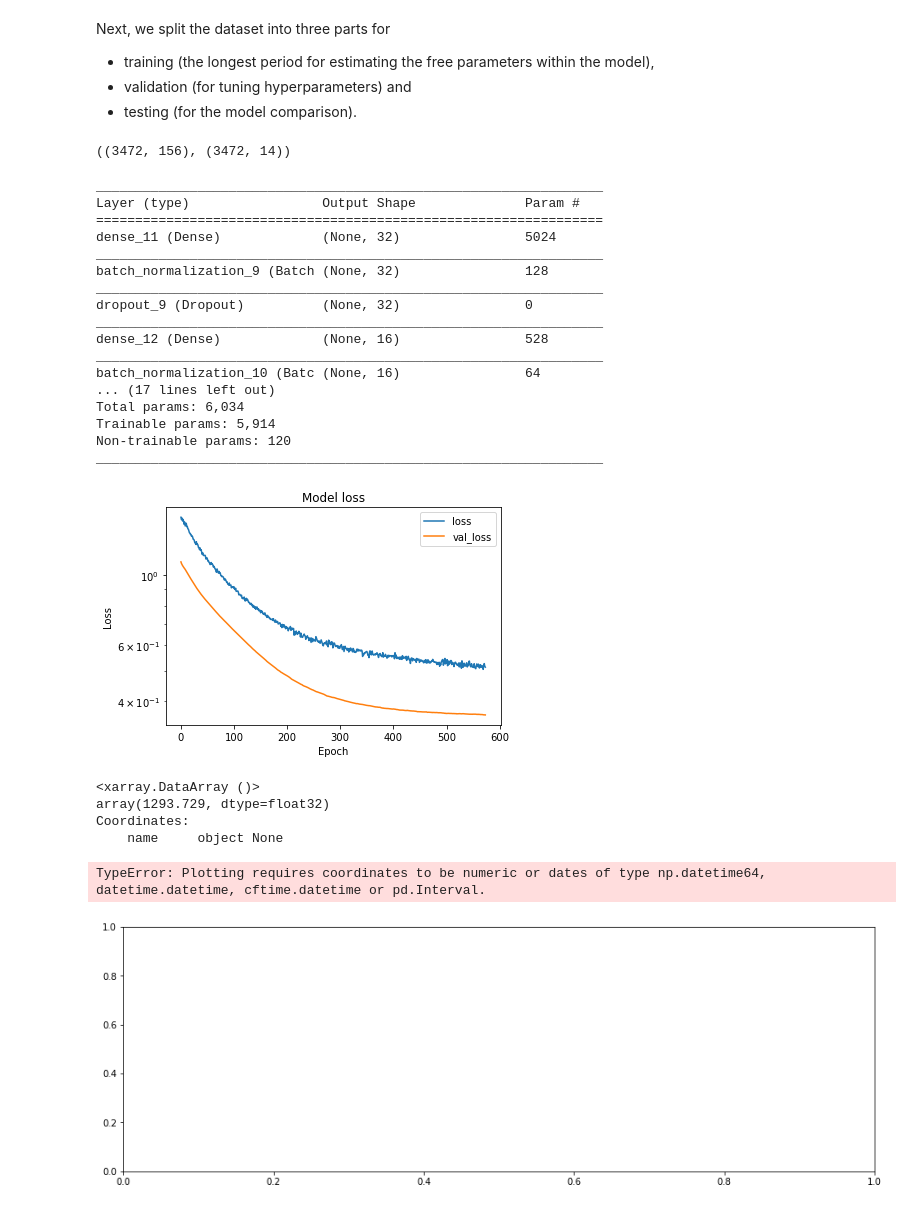
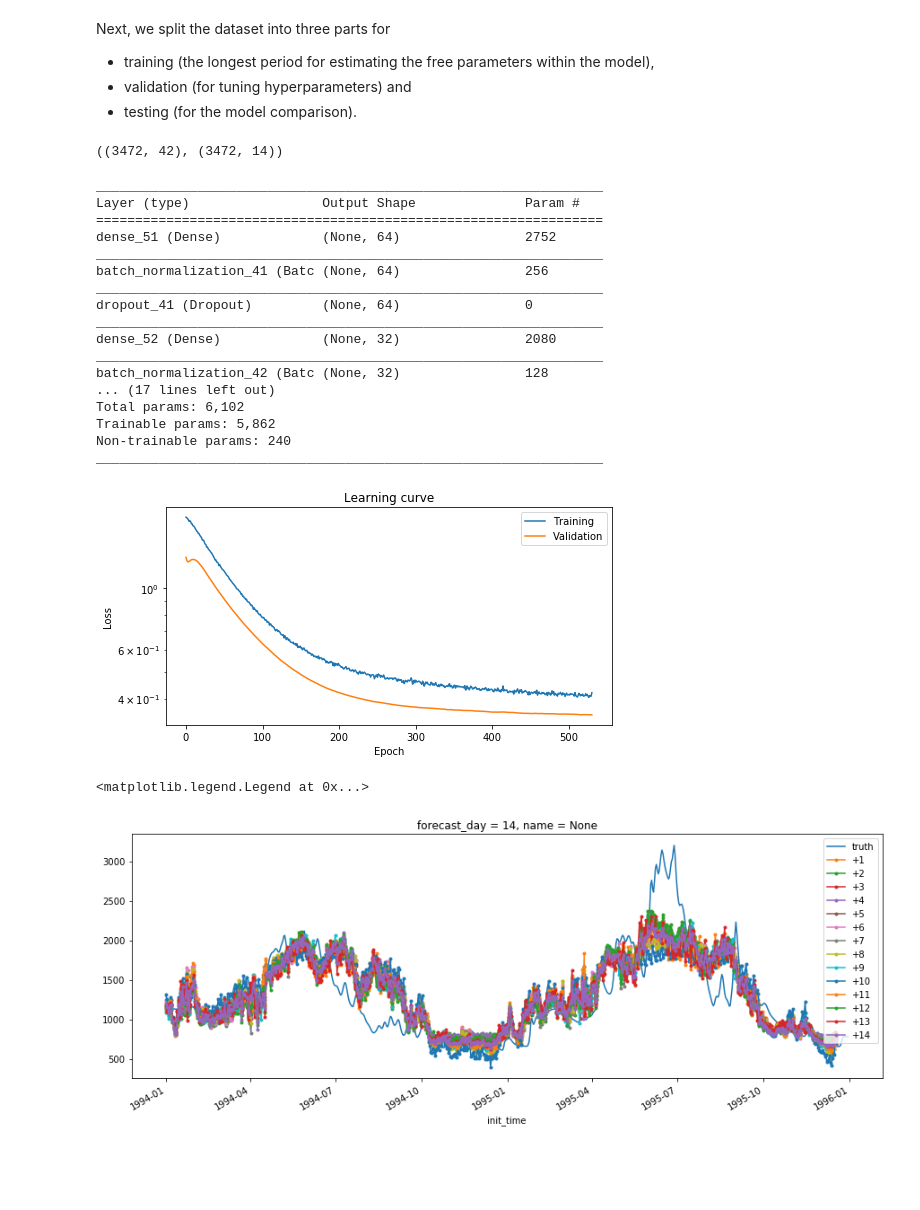
Before and after one commit to ECMWFCode4Earth/ml_flood, a Jupyter notebook: notebooks/3_model_tests/time-delay-neural-net.ipynb, the cells around one changed output. Drawn from its saved outputs; the diff is of its cells as text; code cells hidden in the pictures; blank space fills up the shorter version.

```diff
--- a/notebooks/3_model_tests/time-delay-neural-net.ipynb
+++ b/notebooks/3_model_tests/time-delay-neural-net.ipynb
@@ -222,5 +228,5 @@ for v in Xagg:
 # %%
-if False:  # alternative: aggregating over space by taking the mean
+if True:  # alternative: aggregating over space by taking the mean
     Xagg = X.mean(['latitude', 'longitude'])
 Xagg
 # %% [output]
@@ -353,7 +339,7 @@ X_test, y_test = Xda.loc[period_test], yda.loc[period_test]
 # %%
 X_train.shape, y_train.shape
 # %% [output]
-((3472, 156), (3472, 14))
+((3472, 42), (3472, 14))
 # %%
 from sklearn_xarray import wrap
 from sklearn.pipeline import Pipeline
@@ -394,10 +380,10 @@ def add_time_to_sequence_output(array, time, name=None):
     xr.DataArray
     """
     init_time = pd.to_datetime(time.values)-dt.timedelta(hours=1)
-    fxh = range(1, array.shape[1]+1)
-    return xr.DataArray(array, dims=('init_time', 'fxh'),
+    forecast_day = range(1, array.shape[1]+1)
+    return xr.DataArray(array, dims=('init_time', 'forecast_day'),
                         coords=dict(init_time=('init_time', init_time),
-                                    fxh=('fxh', fxh),
+                                    forecast_day=('forecast_day', forecast_day),
                                     name=name))
 
 
@@ -457,8 +443,8 @@ class DenseNN(object):
                               callbacks=self.callbacks,
                               verbose=0, **kwargs)
 # %%
-m = DenseNN(hidden_nodes=(32,16,8,4,),
-            dropout=0.25,
+m = DenseNN(hidden_nodes=(64,32,16,8,),  #  (32,16,8,4,),  #
+            dropout=0.1,
             output_dim=14,
             epochs=1000,
             batch_size=180,
@@ -471,41 +457,31 @@ m.model.summary()
 _________________________________________________________________
 Layer (type)                 Output Shape              Param #
 =================================================================
-dense_11 (Dense)             (None, 32)                5024
+dense_51 (Dense)             (None, 64)                2752
 _________________________________________________________________
-batch_normalization_9 (Batch (None, 32)                128
+batch_normalization_41 (Batc (None, 64)                256
 _________________________________________________________________
-dropout_9 (Dropout)          (None, 32)                0
+dropout_41 (Dropout)         (None, 64)                0
 _________________________________________________________________
-dense_12 (Dense)             (None, 16)                528
+dense_52 (Dense)             (None, 32)                2080
 _________________________________________________________________
-batch_normalization_10 (Batc (None, 16)                64
+batch_normalization_42 (Batc (None, 32)                128
 ... (17 lines left out)
-Total params: 6,034
-Trainable params: 5,914
-Non-trainable params: 120
+Total params: 6,102
+Trainable params: 5,862
+Non-trainable params: 240
 _________________________________________________________________
 # %%
 h = hist.model.history
 
 # Plot training & validation loss value
-fig, ax = plt.subplots()
+fig, ax = plt.subplots(figsize=(8,4))
 ax.plot(h.history['loss'], label='loss')
 ax.plot(h.history['val_loss'], label='val_loss')
-plt.title('Model loss')
+plt.title('Learning curve')
 ax.set_ylabel('Loss')
 ax.set_xlabel('Epoch')
-plt.legend() #['Train', 'Test'], loc='upper left')
+plt.legend(['Training', 'Validation'])
 ax.set_yscale('log')
-#fig.savefig(f_hist); plt.close('all')
 # %% [output]
-[figure, old version]
+[figure, new version]
-# %%
-out = m.predict(X_test)
-out.to_netcdf('../../models/time-delay-NN.nc')
-print(out.mean())
-# %% [output]
-<xarray.DataArray ()>
-array(1293.729, dtype=float32)
-Coordinates:
-    name     object None
@@ -512,9 +509,10 @@ Coordinates:
 # %%
-timeslice = slice('1984', '1985')
 fix, ax = plt.subplots(figsize=(15,5))
-y_valid.plot(label='y')
-out.plot(label='y_predict')
+
+true_dis.sel(period_test).plot(label='truth')
+for d in out.forecast_day:
+    out.sel(forecast_day=d).plot(marker='.', label='+'+str(int(d)))
 ax.legend()
 # %% [output]
-TypeError: Plotting requires coordinates to be numeric or dates of type np.datetime64, datetime.datetime, cftime.datetime or pd.Interval.
+<matplotlib.legend.Legend at 0x...>
-[figure, old version]
+[figure, new version]
```
Also changed, not shown: parts of 12 cells of this notebook, 2 other files.
